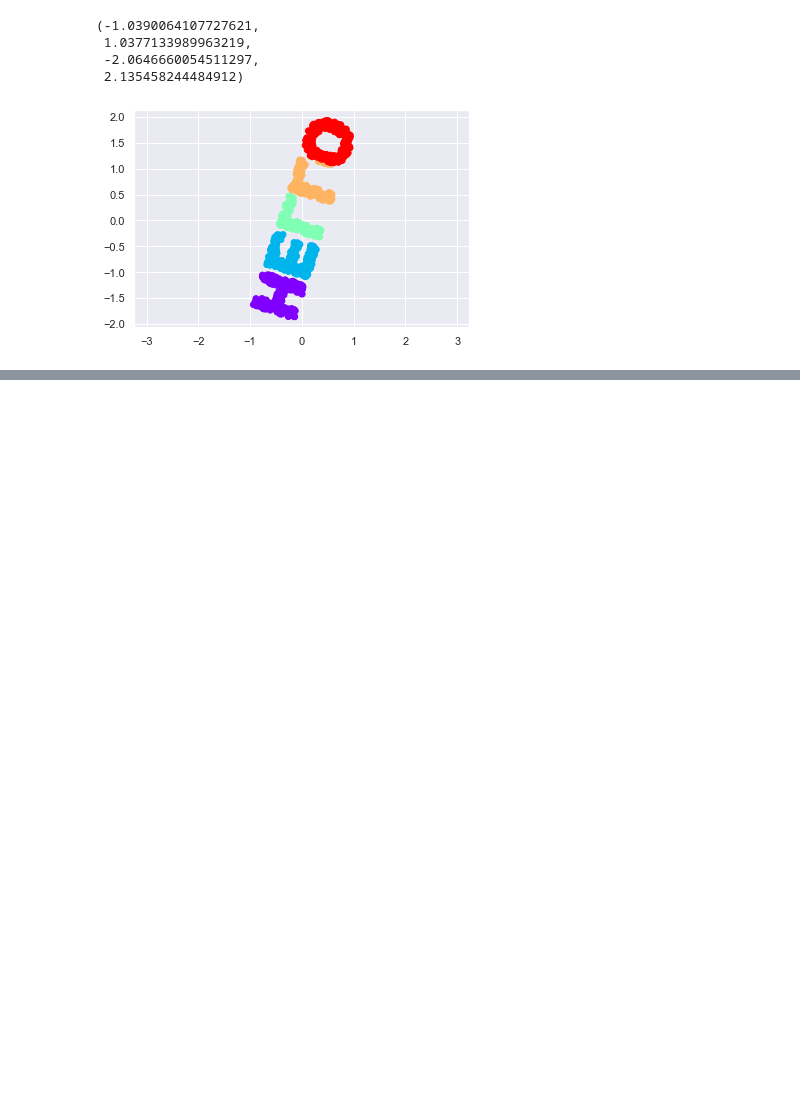
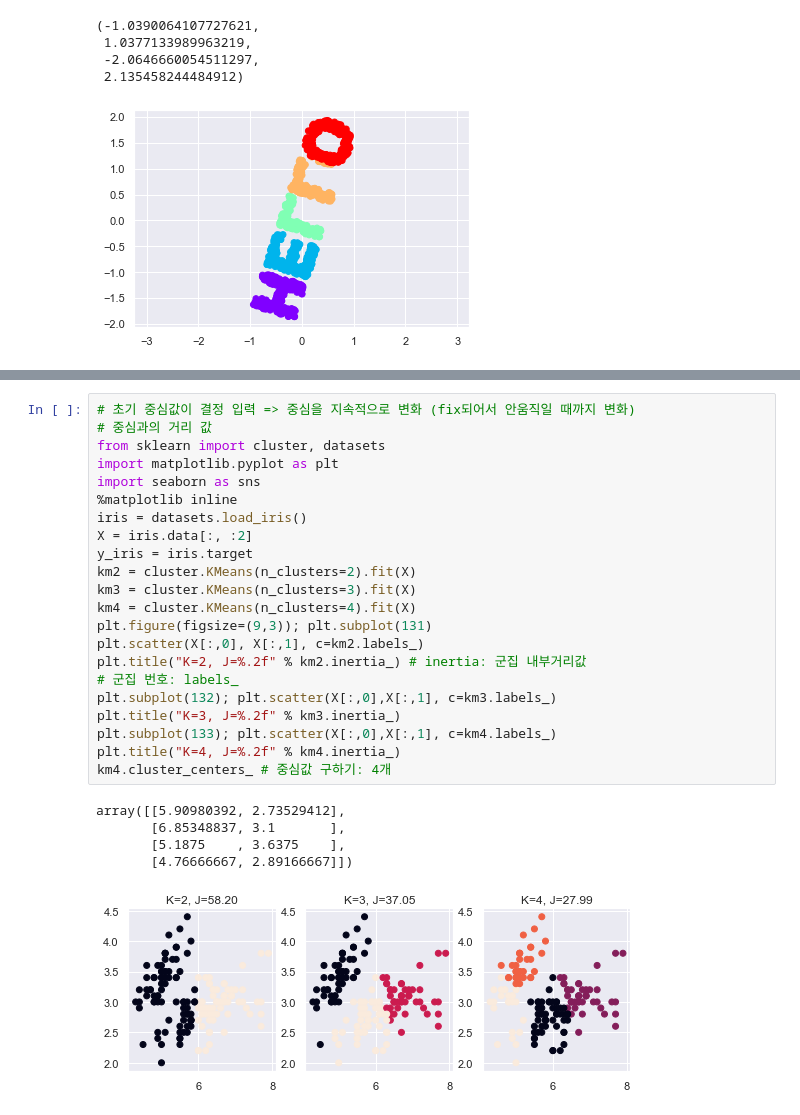
Before and after one commit to CityHopper/BM_YounghoonKANG_Python, a Jupyter notebook: 200115_python_knn.ipynb, the cells around one changed output, grey strips where cells are left out. Drawn from its saved outputs; the diff is of its cells as text; blank space fills up the shorter version.

```diff
--- a/200115_python_knn.ipynb
+++ b/200115_python_knn.ipynb
@@ -257,0 +355,28 @@ def plot_iris_mds():
+# %%
+# 초기 중심값이 결정 입력 => 중심을 지속적으로 변화 (fix되어서 안움직일 때까지 변화)
+# 중심과의 거리 값
+from sklearn import cluster, datasets
+import matplotlib.pyplot as plt
+import seaborn as sns
+%matplotlib inline
+iris = datasets.load_iris()
+X = iris.data[:, :2]
+y_iris = iris.target
+km2 = cluster.KMeans(n_clusters=2).fit(X)
+km3 = cluster.KMeans(n_clusters=3).fit(X)
+km4 = cluster.KMeans(n_clusters=4).fit(X)
+plt.figure(figsize=(9,3)); plt.subplot(131)
+plt.scatter(X[:,0], X[:,1], c=km2.labels_)
+plt.title("K=2, J=%.2f" % km2.inertia_) # inertia: 군집 내부거리값
+# 군집 번호: labels_
+plt.subplot(132); plt.scatter(X[:,0],X[:,1], c=km3.labels_)
+plt.title("K=3, J=%.2f" % km3.inertia_)
+plt.subplot(133); plt.scatter(X[:,0],X[:,1], c=km4.labels_)
+plt.title("K=4, J=%.2f" % km4.inertia_)
+km4.cluster_centers_ # 중심값 구하기: 4개
+# %% [output]
+array([[5.90980392, 2.73529412],
+       [6.85348837, 3.1       ],
+       [5.1875    , 3.6375    ],
+       [4.76666667, 2.89166667]])
+[figure, added]
```
Also changed, not shown: parts of 55 cells of this notebook, 2 other files.
